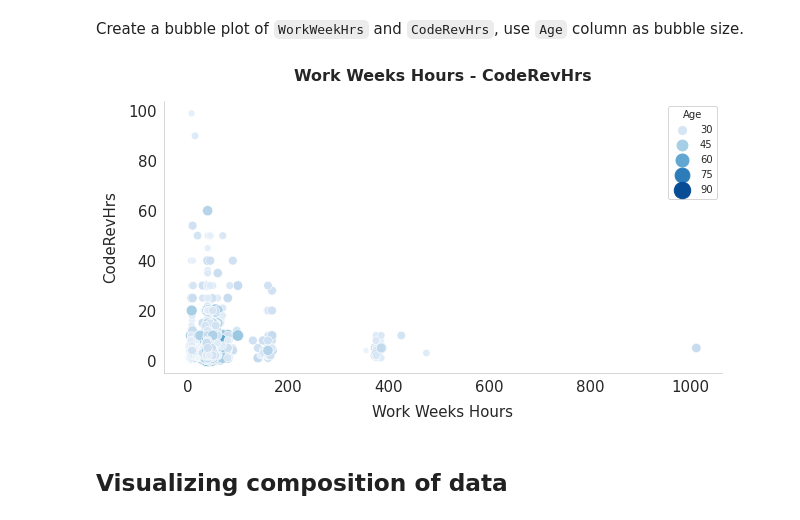
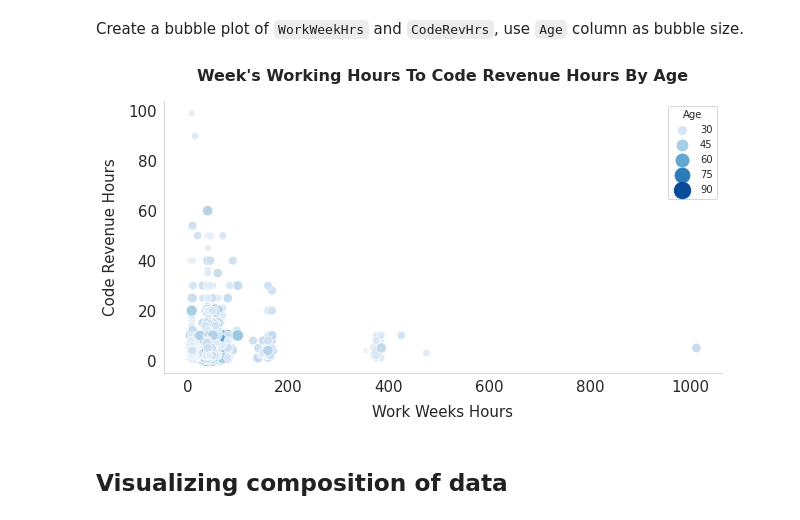
Before and after one commit to hossam-elshabory/IBM-Data-Analyst-Professional, a Jupyter notebook: 09_IBM Data Analyst Capstone Project/04_M4DataVisualization-lab.ipynb, the cells around one changed output. Drawn from its saved outputs; the diff is of its cells as text; code cells hidden in the pictures.

```diff
--- a/09_IBM Data Analyst Capstone Project/04_M4DataVisualization-lab.ipynb
+++ b/09_IBM Data Analyst Capstone Project/04_M4DataVisualization-lab.ipynb
@@ -320,7 +320,7 @@ plt.show()
 # %% [markdown]
 Create a bubble plot of `WorkWeekHrs` and `CodeRevHrs`, use `Age` column as bubble size.
 # %%
-# Querying the data from the database
+# Quering the data from the database
 query_5 = """
 SELECT CodeRevHrs
 FROM master
@@ -330,43 +330,43 @@ FROM master
 rev_hrs = pd.read_sql_query(query_5, conn)
 
 
-# ------- PLOTTING THE BUBBLE PLOT ------- #
+# ------- PLOTING THE BUBBLE PLOT ------- #
 
 # Setting the figure size for this plot
 fig, ax = plt.subplots(1, figsize=(10, 5))
 
-# # Plotting a bubble-plot
+# # Ploting a scatterplot
 plot = sns.scatterplot(
   x = work_weeks_data["WorkWeekHrs"],
   y = rev_hrs["CodeRevHrs"],
   size = age_data["Age"],
   hue = age_data["Age"],
   palette = "Blues",
   sizes = (20, 300)
 )
 
 # Setting the plot title
-plot.set_title("Work Weeks Hours - CodeRevHrs", fontsize= 16, fontweight = "bold", pad = 20)
+plot.set_title("Week's Working Hours To Code Revenue Hours By Age", fontsize= 16, fontweight = "bold", pad = 20)
 
 # Setting the x-label
 plot.set_xlabel("Work Weeks Hours", fontsize = 15, labelpad = 10)
 # Setting the x-label
-plot.set_ylabel("CodeRevHrs", fontsize = 15, labelpad = 10)
+plot.set_ylabel("Code Revenue Hours", fontsize = 15, labelpad = 10)
 
 # Increasing the ticks font size
 plt.xticks(fontsize = 15)
 plt.yticks(fontsize = 15)
 
 # Removing plot spine
 sns.despine(top = True)
 
 # Adding the grid
 sns.set_style("whitegrid", {"axes.grid" : False})
 
 # Showing the plot
 plt.show()
 # %% [output]
-[figure, old version]
+[figure, new version]
 # %% [markdown]
 ## Visualizing composition of data
 # %% [markdown]
```
Also changed, not shown: parts of 10 cells of this notebook.
